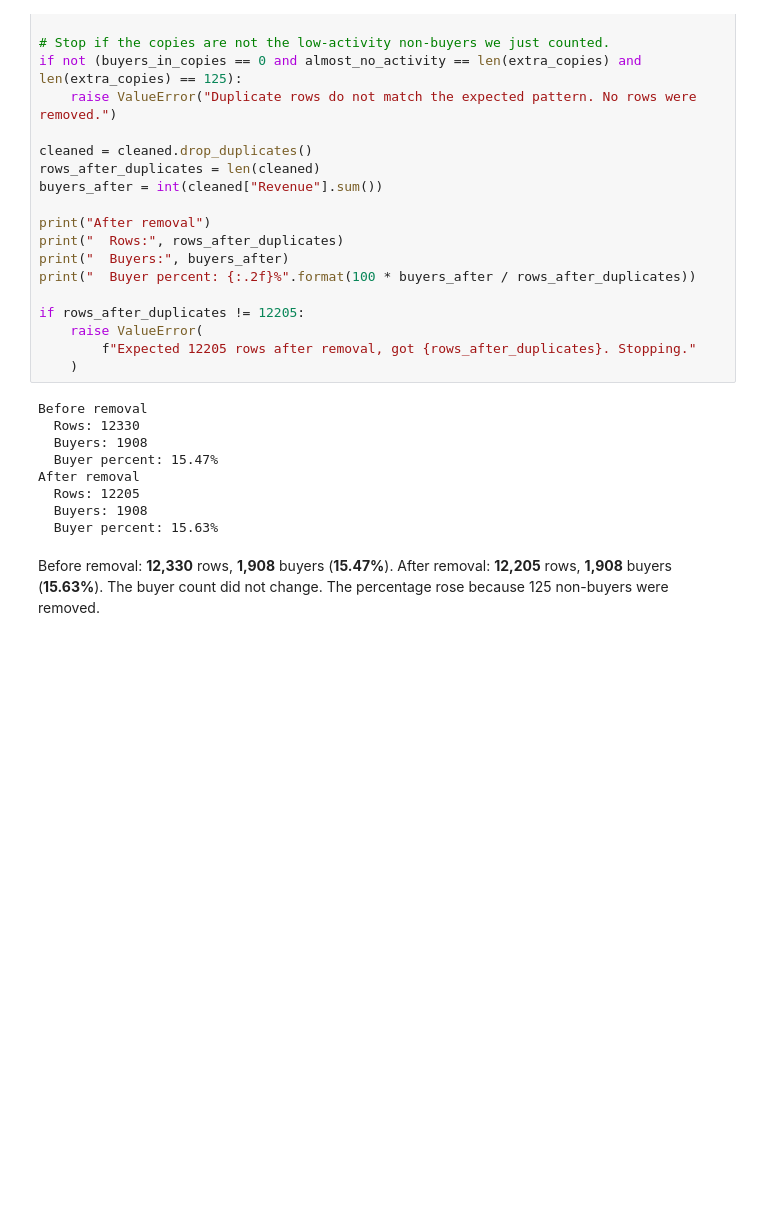
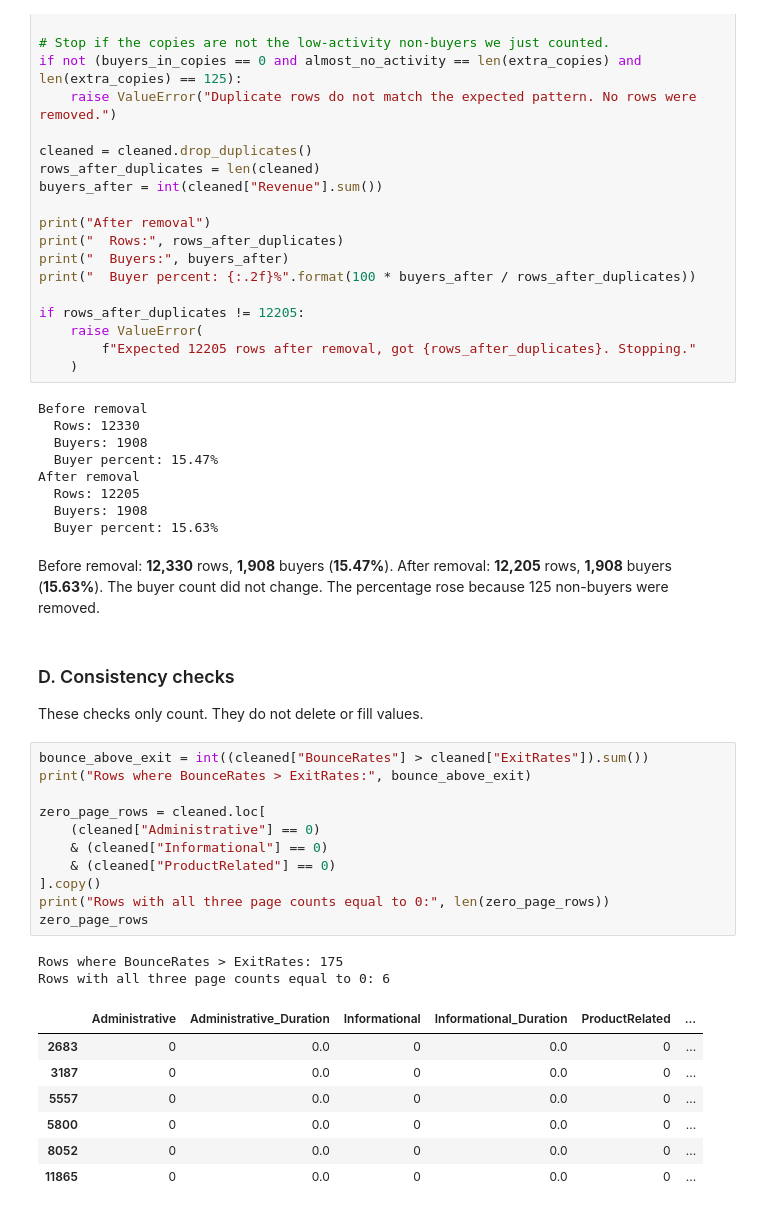
Before and after one commit to ghayasshahid/BuyerBehaviorPrediction, a Jupyter notebook: notebooks/01_data_cleaning.ipynb, the cells around one changed output. Drawn from its saved outputs; the diff is of its cells as text; blank space fills up the shorter version.

```diff
--- a/notebooks/01_data_cleaning.ipynb
+++ b/notebooks/01_data_cleaning.ipynb
@@ -631,3 +631,28 @@ After removal
 Before removal: **12,330** rows, **1,908** buyers (**15.47%**).
 After removal: **12,205** rows, **1,908** buyers (**15.63%**).
 The buyer count did not change. The percentage rose because 125 non-buyers were removed.
+# %% [markdown]
+### D. Consistency checks
+
+These checks only count. They do not delete or fill values.
+# %%
+bounce_above_exit = int((cleaned["BounceRates"] > cleaned["ExitRates"]).sum())
+print("Rows where BounceRates > ExitRates:", bounce_above_exit)
+
+zero_page_rows = cleaned.loc[
+    (cleaned["Administrative"] == 0)
+    & (cleaned["Informational"] == 0)
+    & (cleaned["ProductRelated"] == 0)
+].copy()
+print("Rows with all three page counts equal to 0:", len(zero_page_rows))
+zero_page_rows
+# %% [output]
+Rows where BounceRates > ExitRates: 175
+Rows with all three page counts equal to 0: 6
+|  | Administrative | Administrative_Duration | Informational | Informational_Duration | ProductRelated | ... |
+| 2683 | 0 | 0.0 | 0 | 0.0 | 0 | ... |
+| 3187 | 0 | 0.0 | 0 | 0.0 | 0 | ... |
+| 5557 | 0 | 0.0 | 0 | 0.0 | 0 | ... |
+| 5800 | 0 | 0.0 | 0 | 0.0 | 0 | ... |
+| 8052 | 0 | 0.0 | 0 | 0.0 | 0 | ... |
+| 11865 | 0 | 0.0 | 0 | 0.0 | 0 | ... |
```
Also changed, not shown: parts of 10 cells of this notebook.
